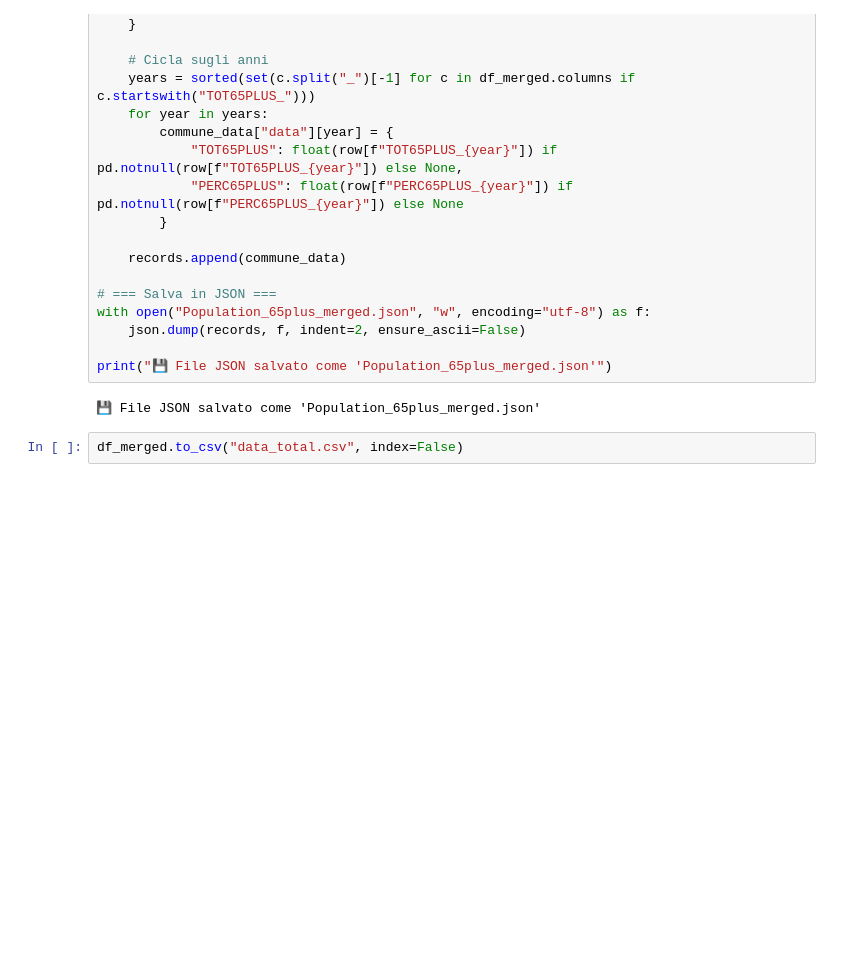
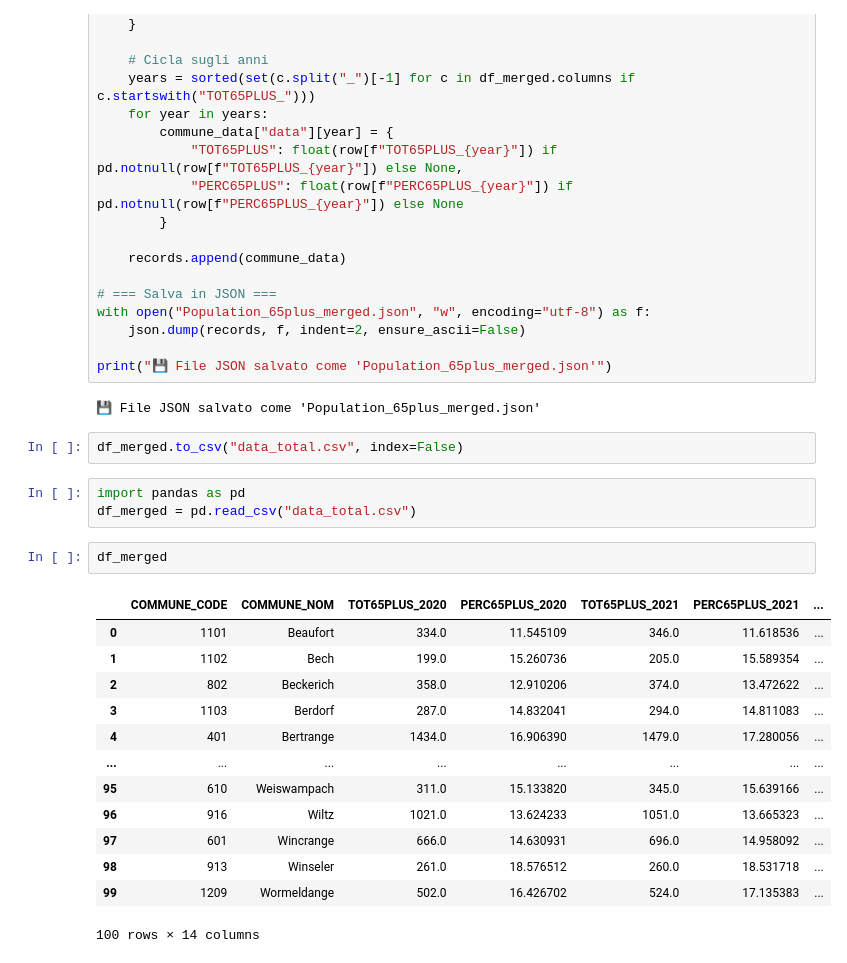
Before and after one commit to samuelsouque/statec_hackathon_population_2025, a Jupyter notebook: notebooks/Python/data_transform.ipynb, the cells around one changed output. Drawn from its saved outputs; the diff is of its cells as text; blank space fills up the shorter version.

```diff
--- a/notebooks/Python/data_transform.ipynb
+++ b/notebooks/Python/data_transform.ipynb
@@ -308,3 +308,22 @@ print("💾 File JSON salvato come 'Population_65plus_merged.json'")
 💾 File JSON salvato come 'Population_65plus_merged.json'
 # %%
 df_merged.to_csv("data_total.csv", index=False)
+# %%
+import pandas as pd
+df_merged = pd.read_csv("data_total.csv")
+# %%
+df_merged
+# %% [output]
+|  | COMMUNE_CODE | COMMUNE_NOM | TOT65PLUS_2020 | PERC65PLUS_2020 | TOT65PLUS_2021 | PERC65PLUS_2021 | ... |
+| 0 | 1101 | Beaufort | 334.0 | 11.545109 | 346.0 | 11.618536 | ... |
+| 1 | 1102 | Bech | 199.0 | 15.260736 | 205.0 | 15.589354 | ... |
+| 2 | 802 | Beckerich | 358.0 | 12.910206 | 374.0 | 13.472622 | ... |
+| 3 | 1103 | Berdorf | 287.0 | 14.832041 | 294.0 | 14.811083 | ... |
+| 4 | 401 | Bertrange | 1434.0 | 16.906390 | 1479.0 | 17.280056 | ... |
+| ... | ... | ... | ... | ... | ... | ... | ... |
+| 95 | 610 | Weiswampach | 311.0 | 15.133820 | 345.0 | 15.639166 | ... |
+| 96 | 916 | Wiltz | 1021.0 | 13.624233 | 1051.0 | 13.665323 | ... |
+| 97 | 601 | Wincrange | 666.0 | 14.630931 | 696.0 | 14.958092 | ... |
+| 98 | 913 | Winseler | 261.0 | 18.576512 | 260.0 | 18.531718 | ... |
+| 99 | 1209 | Wormeldange | 502.0 | 16.426702 | 524.0 | 17.135383 | ... |
+100 rows × 14 columns
```
Also changed, not shown: parts of 1 cell of this notebook.
